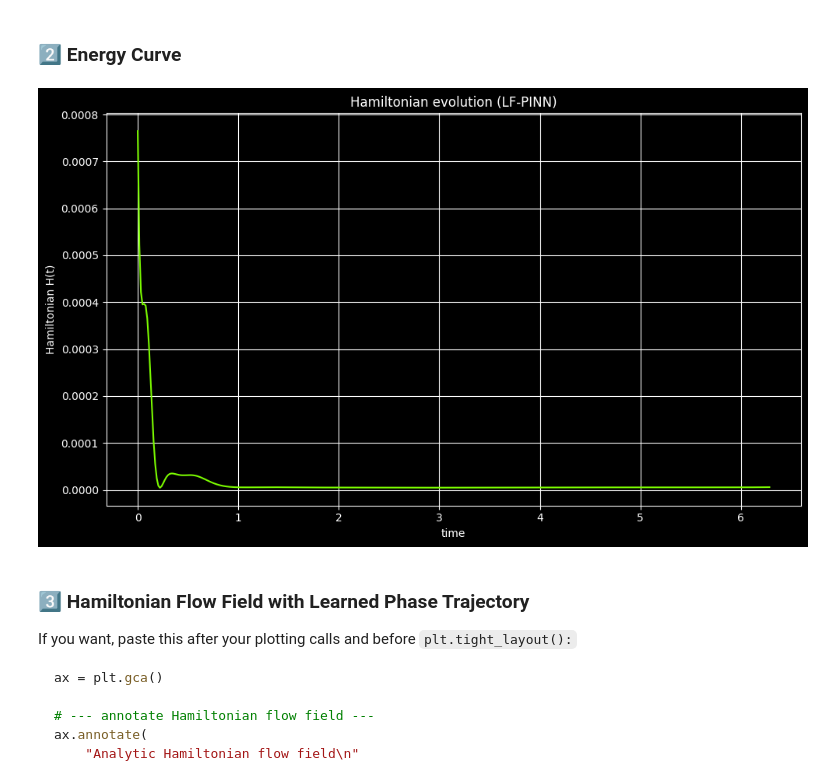
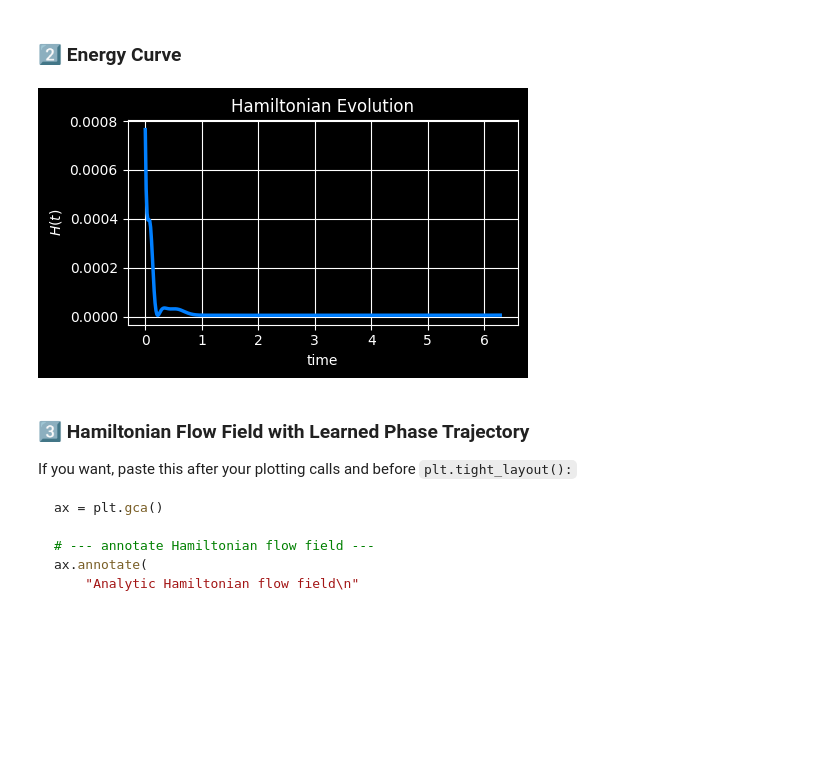
Before and after one commit to Scriber-Labs/lf-pinn-harmonic-oscillator, a Jupyter notebook: notebooks/demo.ipynb, the cells around one changed output. Cells and saved outputs as stored; diff of their text form; code cells hidden in the pictures; blank space fills up the shorter version.

```diff
--- a/notebooks/demo.ipynb
+++ b/notebooks/demo.ipynb
@@ -148,19 +148,19 @@ t_np = t.detach().cpu().numpy().flatten()
 # %%
 # Hamiltonian H(t)
 H = 0.5 * p_np**2 + 0.5 * omega**2 * x_np**2
 
 # Plot Hamiltonian
-plt.figure(figsize=(10, 6))
-plt.plot(t_np, H, color="#7CFC00")
+plt.figure(figsize=(5, 3))
+plt.plot(t_np, H, color="#007FFF",lw=2.5)
 plt.xlabel("time")
-plt.ylabel("Hamiltonian H(t)")
-plt.title("Hamiltonian evolution (LF-PINN)")
+plt.ylabel(r"$H(t)$")
+plt.title("Hamiltonian Evolution")
 plt.tight_layout()
 plt.grid(True)
 plt.savefig("../artifacts/energy.png", dpi=200)
 plt.show()
 # %% [output]
-[figure, old version]
+[figure, new version]
 # %% [markdown]
 ### 3️⃣ Hamiltonian Flow Field with Learned Phase Trajectory
 
```
Also changed, not shown: parts of 3 cells of this notebook, 5 other files.
